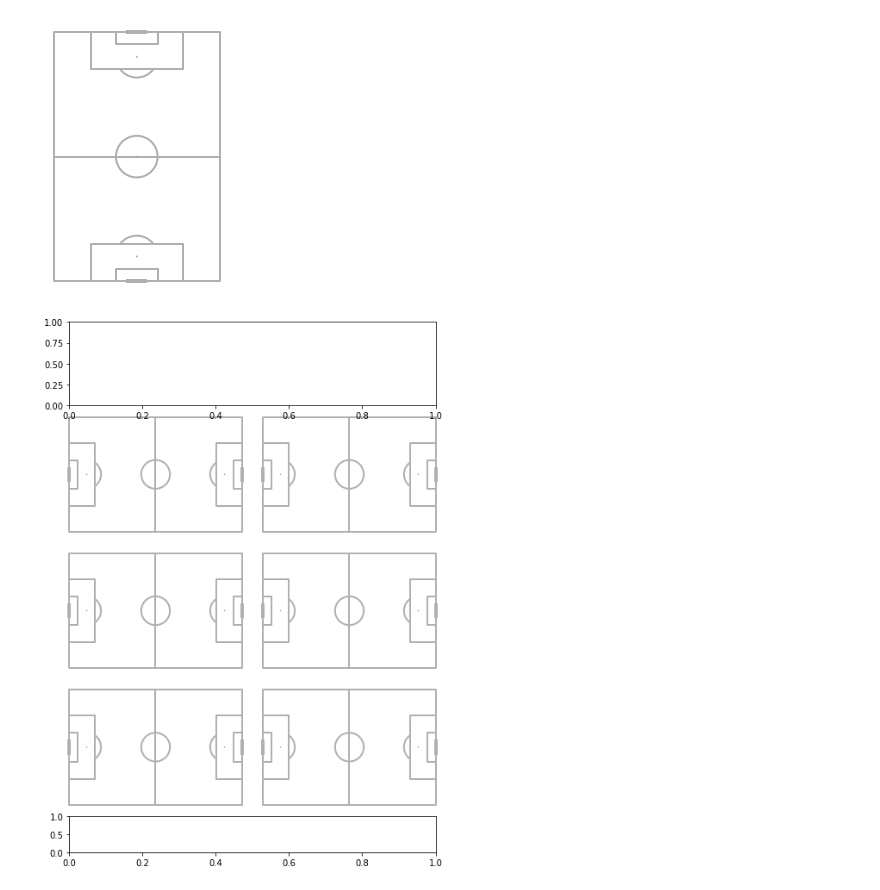
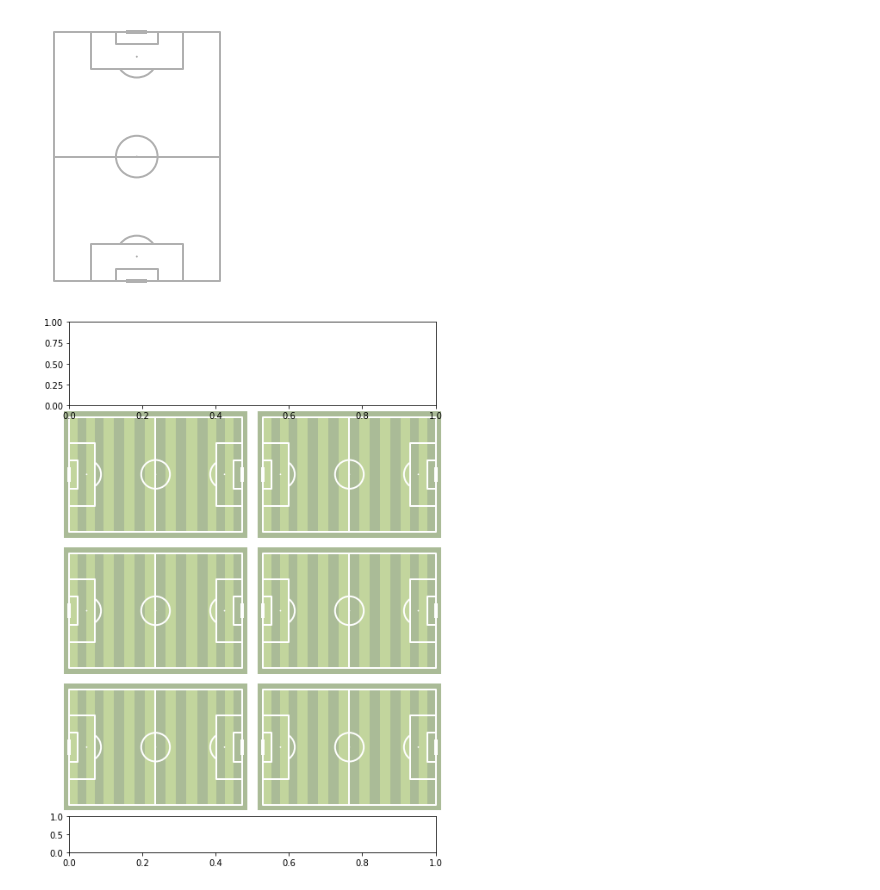
Before and after one commit to WillKjStore/Datacamp-Lessons, a Jupyter notebook: mpl soccer tutorial.ipynb, the cells around one changed output. Drawn from its saved outputs; the diff is of its cells as text; code cells hidden in the pictures.

```diff
--- a/mpl soccer tutorial.ipynb
+++ b/mpl soccer tutorial.ipynb
@@ -49,7 +67,8 @@ fig, ax = pitch.draw()
 # %% [output]
 [figure]
 # %%
-pitch = Pitch()
+pitch = Pitch(pitch_color='#aabb97', line_color='white',
+              stripe_color='#c2d59d', stripe=True)
 fig, axs = pitch.grid(nrows=3, ncols=2)
 # %% [output]
-[figure, old version]
+[figure, new version]
```
Also changed, not shown: parts of 21 cells of this notebook.
